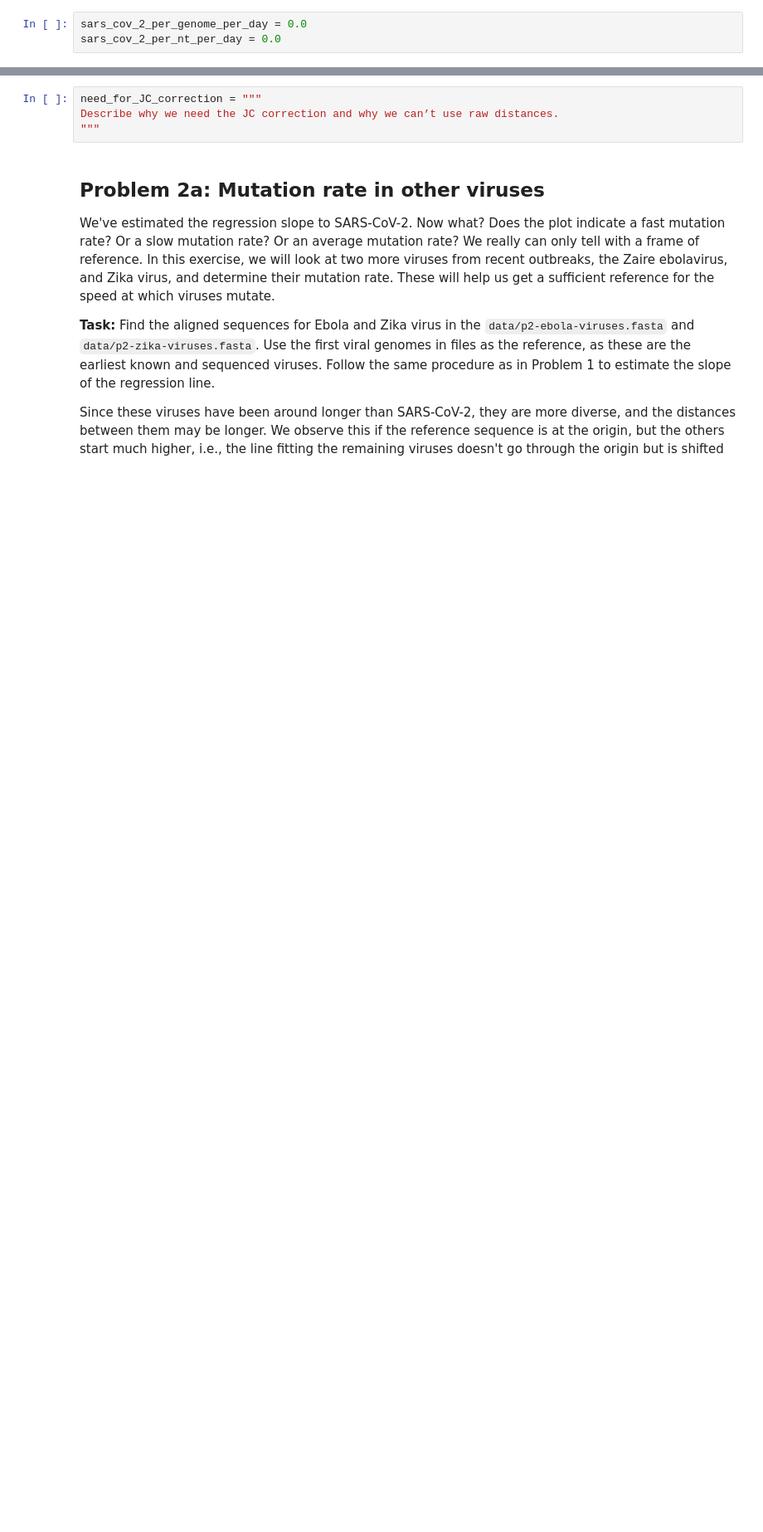
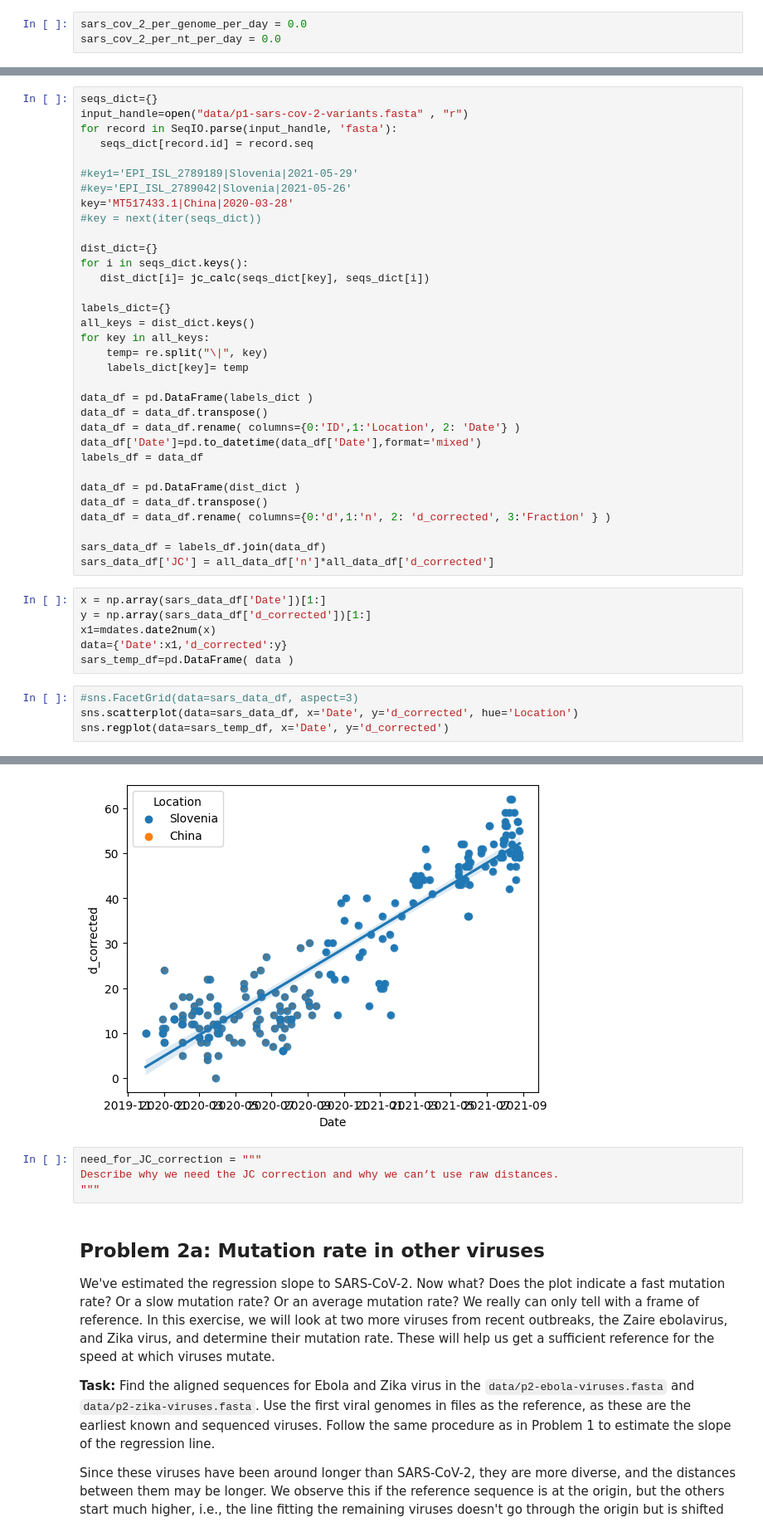
Before and after one commit to UNSW-BINF/assign_viral_evo, a Jupyter notebook: homework-4.ipynb, the cells around one changed output, grey strips where cells are left out. Shown: that part at 83% size. Saved outputs shown, nothing was run; the diff lists cells and outputs as text; blank space fills up the shorter version.

```diff
--- a/homework-4.ipynb
+++ b/homework-4.ipynb
@@ -63,0 +146,44 @@ sars_cov_2_per_nt_per_day = 0.0
+# %%
+seqs_dict={}
+input_handle=open("data/p1-sars-cov-2-variants.fasta" , "r")
+for record in SeqIO.parse(input_handle, 'fasta'):
+   seqs_dict[record.id] = record.seq
+
+#key1='EPI_ISL_2789189|Slovenia|2021-05-29'
+#key='EPI_ISL_2789042|Slovenia|2021-05-26'
+key='MT517433.1|China|2020-03-28'
+#key = next(iter(seqs_dict))
+
+dist_dict={}
+for i in seqs_dict.keys():
+   dist_dict[i]= jc_calc(seqs_dict[key], seqs_dict[i])
+
+labels_dict={}
+all_keys = dist_dict.keys()
+for key in all_keys:
+    temp= re.split("\|", key)
+    labels_dict[key]= temp
+
+data_df = pd.DataFrame(labels_dict )
+data_df = data_df.transpose()
+data_df = data_df.rename( columns={0:'ID',1:'Location', 2: 'Date'} )
+data_df['Date']=pd.to_datetime(data_df['Date'],format='mixed')
+labels_df = data_df
+
+data_df = pd.DataFrame(dist_dict )
+data_df = data_df.transpose()
+data_df = data_df.rename( columns={0:'d',1:'n', 2: 'd_corrected', 3:'Fraction' } )
+
+sars_data_df = labels_df.join(data_df)
+sars_data_df['JC'] = all_data_df['n']*all_data_df['d_corrected']
+# %%
+x = np.array(sars_data_df['Date'])[1:]
+y = np.array(sars_data_df['d_corrected'])[1:]
+x1=mdates.date2num(x)
+data={'Date':x1,'d_corrected':y}
+sars_temp_df=pd.DataFrame( data )
+# %%
+#sns.FacetGrid(data=sars_data_df, aspect=3)
+sns.scatterplot(data=sars_data_df, x='Date', y='d_corrected', hue='Location')
+sns.regplot(data=sars_temp_df, x='Date', y='d_corrected')
+# %% [output]
@@ -64,3 +191,4 @@ sars_cov_2_per_nt_per_day = 0.0
+[figure, added]
 # %%
 need_for_JC_correction = """
 Describe why we need the JC correction and why we can’t use raw distances.
```
Also changed, not shown: parts of 33 cells of this notebook, 1 other file.
